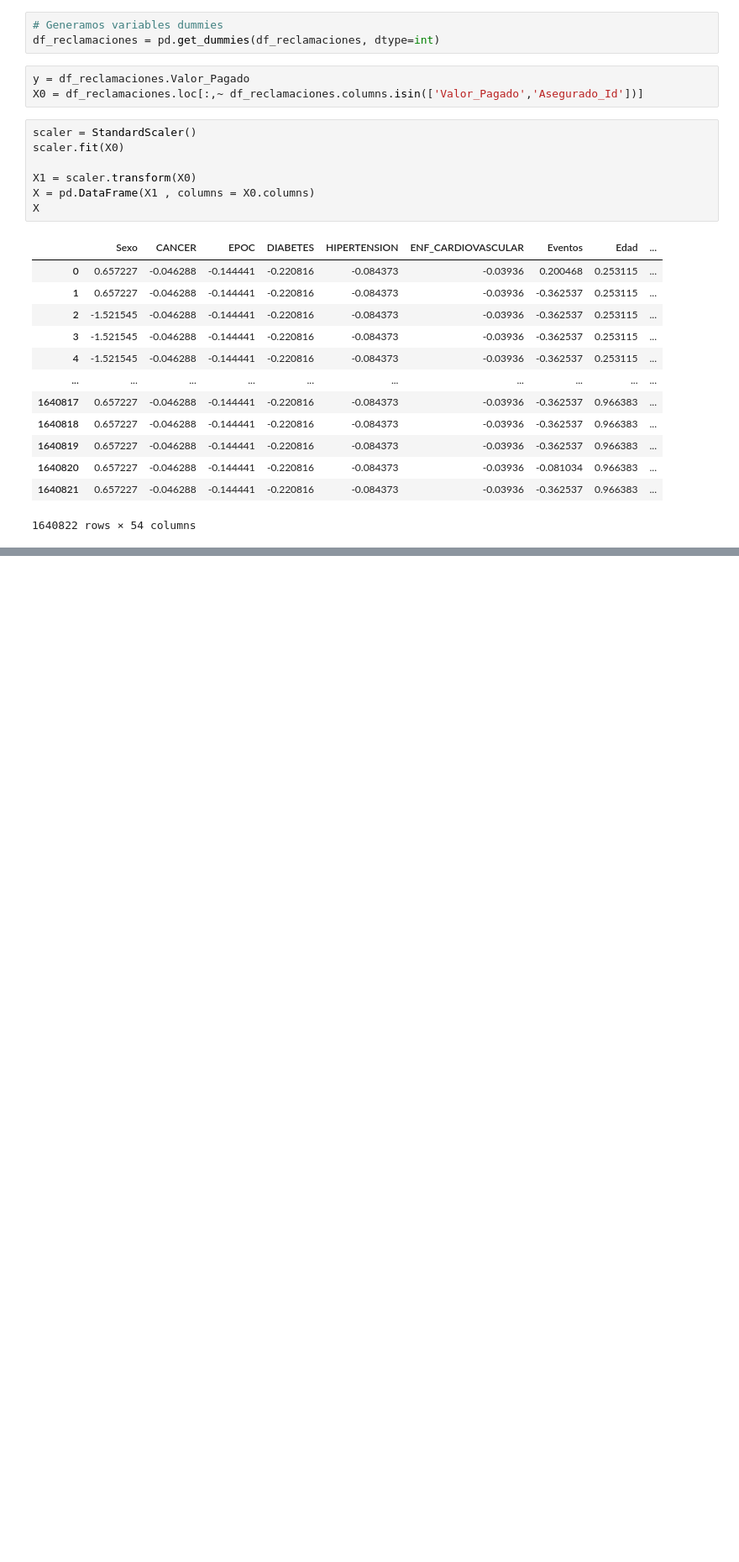
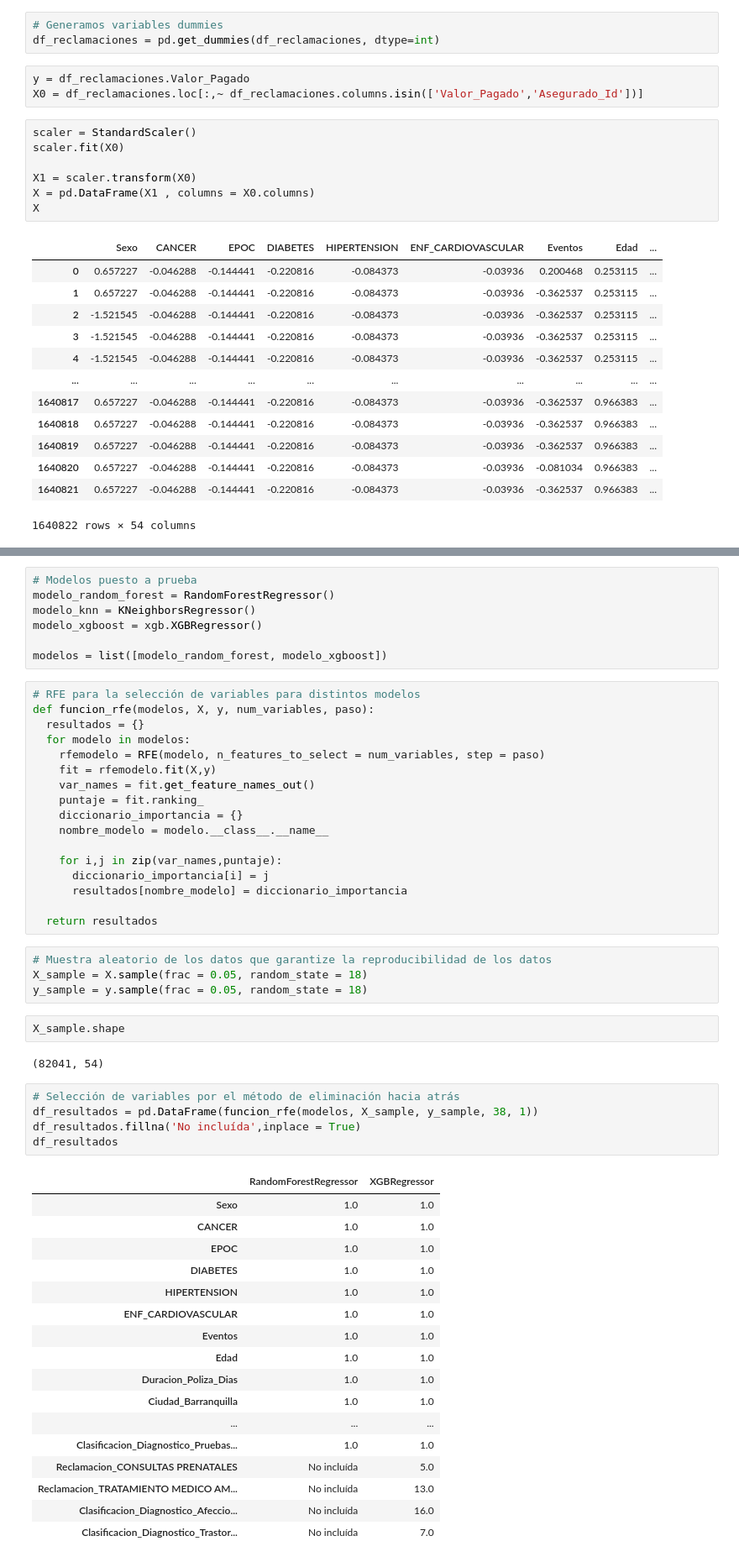
Before and after one commit to EstebanCaroP/Proyecto_Finanzas, a Jupyter notebook: D_Modelos.ipynb, the cells around one changed output, grey strips where cells are left out. Shown: that part at 84% size. Drawn from its saved outputs; the diff is of its cells as text; blank space fills up the shorter version.

```diff
--- a/D_Modelos.ipynb
+++ b/D_Modelos.ipynb
@@ -78,0 +80,55 @@ X
+# %%
+# Modelos puesto a prueba
+modelo_random_forest = RandomForestRegressor()
+modelo_knn = KNeighborsRegressor()
+modelo_xgboost = xgb.XGBRegressor()
+
+modelos = list([modelo_random_forest, modelo_xgboost])
+# %%
+# RFE para la selección de variables para distintos modelos
+def funcion_rfe(modelos, X, y, num_variables, paso):
+  resultados = {}
+  for modelo in modelos:
+    rfemodelo = RFE(modelo, n_features_to_select = num_variables, step = paso)
+    fit = rfemodelo.fit(X,y)
+    var_names = fit.get_feature_names_out()
+    puntaje = fit.ranking_
+    diccionario_importancia = {}
+    nombre_modelo = modelo.__class__.__name__
+
+    for i,j in zip(var_names,puntaje):
+      diccionario_importancia[i] = j
+      resultados[nombre_modelo] = diccionario_importancia
+
+  return resultados
+# %%
+# Muestra aleatorio de los datos que garantize la reproducibilidad de los datos
+X_sample = X.sample(frac = 0.05, random_state = 18)
+y_sample = y.sample(frac = 0.05, random_state = 18)
+# %%
+X_sample.shape
+# %% [output]
+(82041, 54)
+# %%
+# Selección de variables por el método de eliminación hacia atrás
+df_resultados = pd.DataFrame(funcion_rfe(modelos, X_sample, y_sample, 38, 1))
+df_resultados.fillna('No incluída',inplace = True)
+df_resultados
+# %% [output]
+|  | RandomForestRegressor | XGBRegressor |
+| Sexo | 1.0 | 1.0 |
+| CANCER | 1.0 | 1.0 |
+| EPOC | 1.0 | 1.0 |
+| DIABETES | 1.0 | 1.0 |
+| HIPERTENSION | 1.0 | 1.0 |
+| ENF_CARDIOVASCULAR | 1.0 | 1.0 |
+| Eventos | 1.0 | 1.0 |
+| Edad | 1.0 | 1.0 |
+| Duracion_Poliza_Dias | 1.0 | 1.0 |
+| Ciudad_Barranquilla | 1.0 | 1.0 |
+| ... | ... | ... |
+| Clasificacion_Diagnostico_Pruebas... | 1.0 | 1.0 |
+| Reclamacion_CONSULTAS PRENATALES | No incluída | 5.0 |
+| Reclamacion_TRATAMIENTO MEDICO AM... | No incluída | 13.0 |
+| Clasificacion_Diagnostico_Afeccio... | No incluída | 16.0 |
+| Clasificacion_Diagnostico_Trastor... | No incluída | 7.0 |
```
Also changed, not shown: parts of 7 cells of this notebook.
